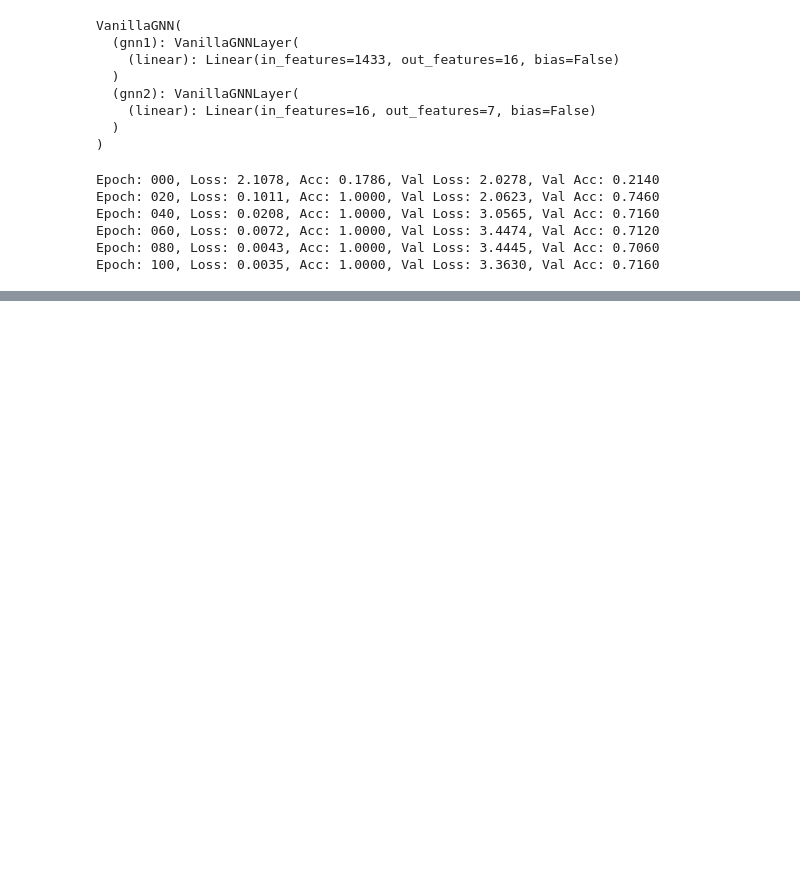
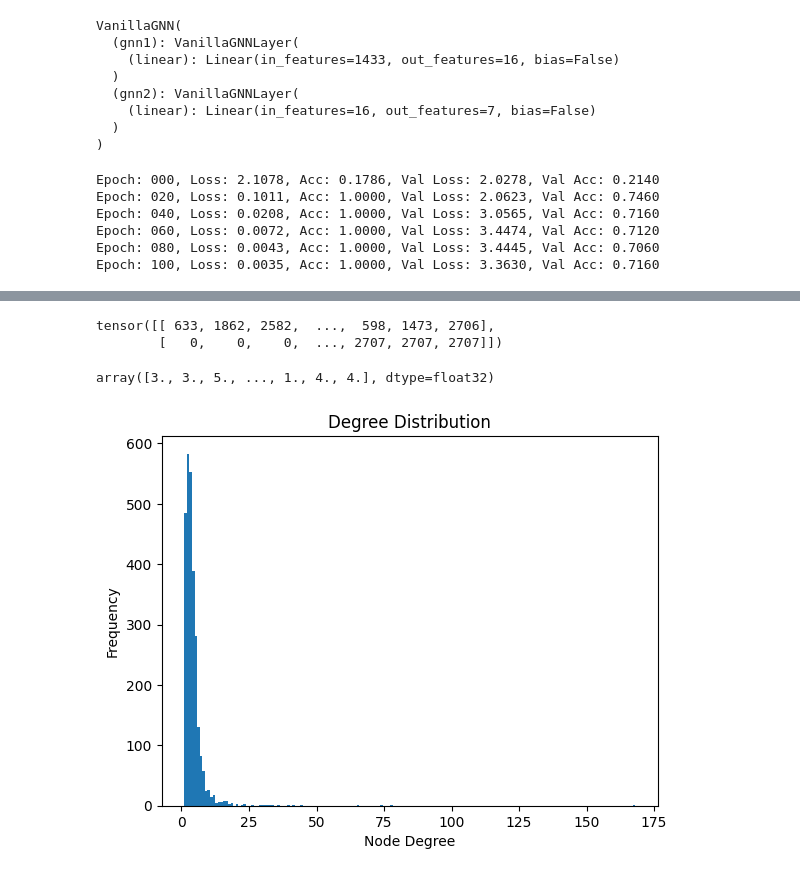
Before and after one commit to mjmousavi97/Graph-Neural-Networks, a Jupyter notebook: 07_Vanilla_Neural_Networks/main.ipynb, the cells around one changed output, grey strips where cells are left out. Cells and saved outputs as stored; diff of their text form; code cells hidden in the pictures; blank space fills up the shorter version.

```diff
--- a/07_Vanilla_Neural_Networks/main.ipynb
+++ b/07_Vanilla_Neural_Networks/main.ipynb
@@ -325,0 +361,8 @@ Epoch: 100, Loss: 0.0035, Acc: 1.0000, Val Loss: 3.3630, Val Acc: 0.7160
+# %%
+dataset = Planetoid(root='data/Planetoid', name='Cora')
+data = dataset[0]
+# %%
+data.edge_index
+# %% [output]
+tensor([[ 633, 1862, 2582,  ...,  598, 1473, 2706],
+        [   0,    0,    0,  ..., 2707, 2707, 2707]])
@@ -325,0 +378,13 @@ Epoch: 100, Loss: 0.0035, Acc: 1.0000, Val Loss: 3.3630, Val Acc: 0.7160
+# %%
+degrees = degree(data.edge_index[0]).numpy()
+degrees
+# %% [output]
+array([3., 3., 5., ..., 1., 4., 4.], dtype=float32)
+# %%
+plt.hist(degrees, bins=175)
+plt.xlabel('Node Degree')
+plt.ylabel('Frequency')
+plt.title('Degree Distribution')
+plt.show()
+# %% [output]
+[figure, added]
```
Also changed, not shown: parts of 12 cells of this notebook.
